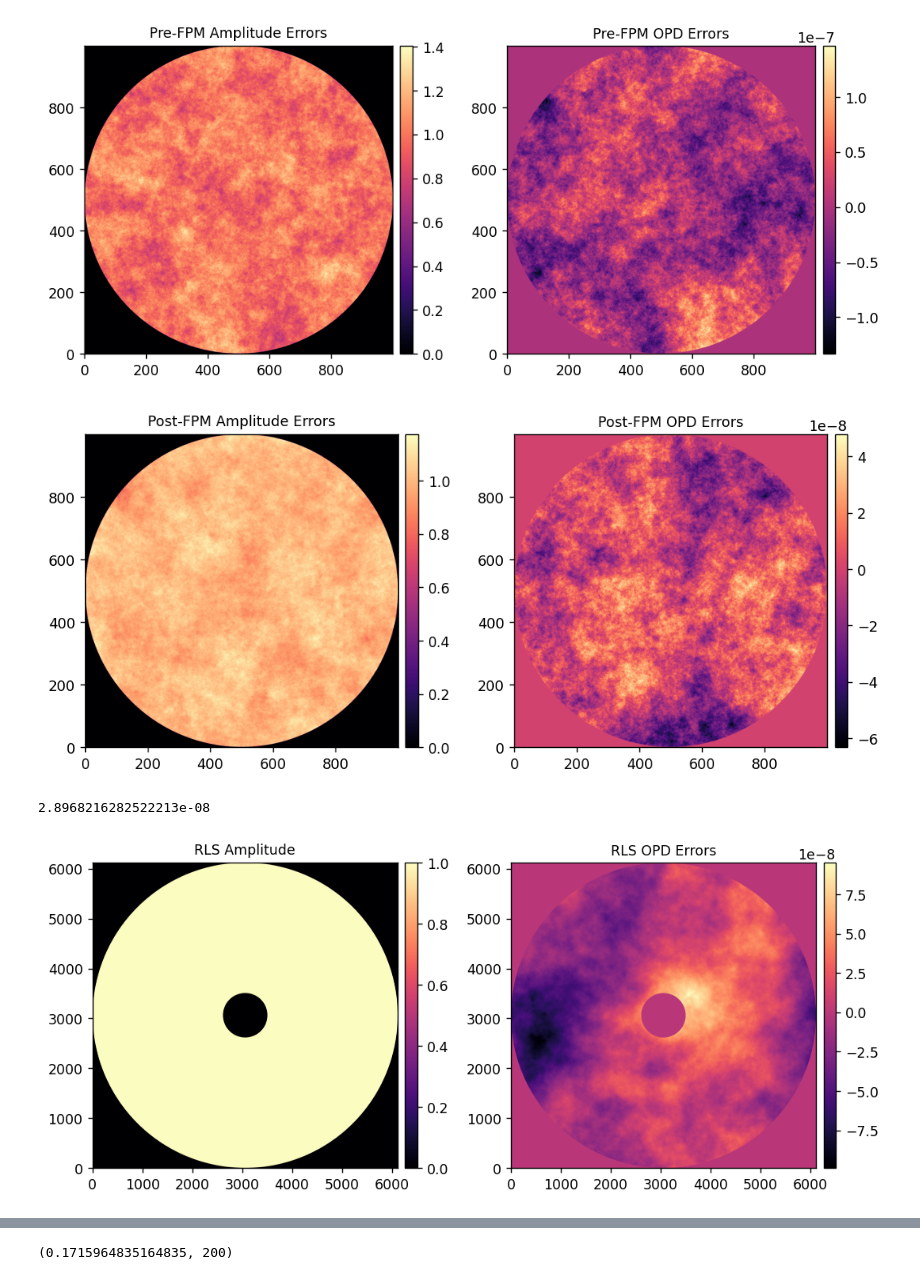
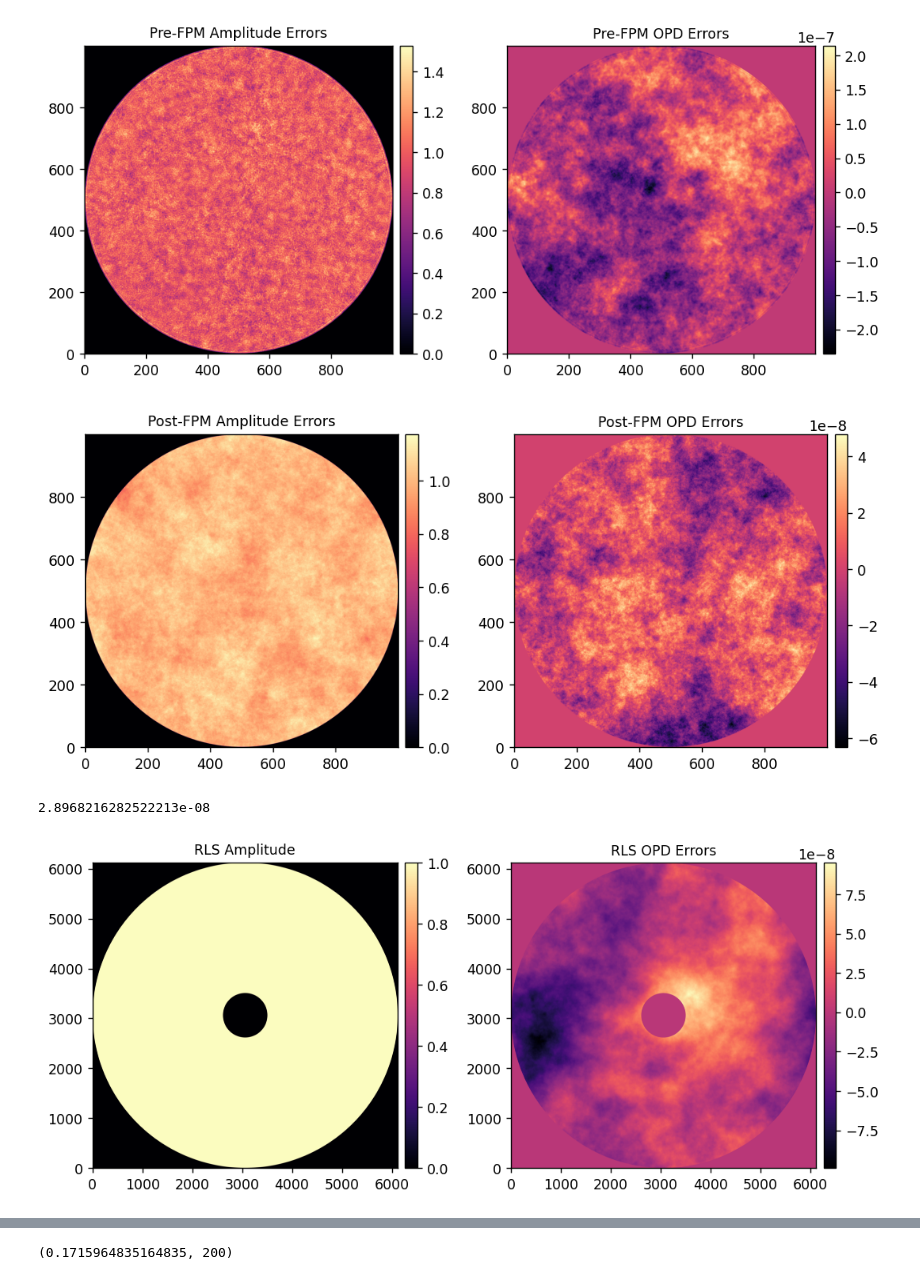
Before and after one commit to kian1377/esc-psf, a Jupyter notebook: notebooks/esc_fraunhofer_make_wfe_and_dm_flat.ipynb, the cells around one changed output, grey strips where cells are left out. Saved outputs shown, nothing was run; the diff lists cells and outputs as text; code cells hidden in the pictures.

```diff
--- a/notebooks/esc_fraunhofer_make_wfe_and_dm_flat.ipynb
+++ b/notebooks/esc_fraunhofer_make_wfe_and_dm_flat.ipynb
@@ -31,34 +31,38 @@ SCoOB interface does not have the required packages to operate.
 reload(esc)
 M = esc.single(
     Nact=34,
-    dm_beam_diam=9.351e-3,
+    total_pupil_diam=3.0,
+    dm_beam_diam=9.2e-3,
     act_spacing=300e-6,
 )
 
-M = esc.single(
-    Nact=48,
-    dm_beam_diam=9.351e-3*48/34,
-    act_spacing=300e-6,
-)
+# M = esc.single(
+#     Nact=48,
+#     total_pupil_diam=3.0,
+#     dm_beam_diam=9.2e-3*48/34,
+#     act_spacing=300e-6,
+# )
 # %%
 reload(wfe)
 npix = 1000
 
-prefpm_slope = 2.5
-prefpm_opd_rms = 35*u.nm
-prefpm_amp_rms = 0.1
-prefpm_wfe_amp, prefpm_wfe_opd = wfe.generate_wfe(
-    npix=M.npix,
-    oversample=1,
-    wavelength=M.wavelength_c,
-    opd_index=prefpm_slope, amp_index=prefpm_slope,
-    opd_rms=prefpm_opd_rms,
-    amp_rms=prefpm_amp_rms,
-    remove_amp_modes=12,
-    remove_opd_modes=3,
-    opd_seed=12,
-    amp_seed=123,
-)
+# prefpm_slope = 2.25
+# prefpm_opd_rms = 35*u.nm
+# prefpm_amp_rms = 0.075
+# prefpm_wfe_amp, prefpm_wfe_opd = wfe.generate_wfe(
+#     npix=M.npix,
+#     oversample=1,
+#     wavelength=M.wavelength_c,
+#     opd_index=prefpm_slope, amp_index=prefpm_slope,
+#     opd_rms=prefpm_opd_rms,
+#     amp_rms=prefpm_amp_rms,
+#     remove_amp_modes=12,
+#     remove_opd_modes=3,
+#     opd_seed=12,
+#     amp_seed=123,
+# )
+prefpm_wfe_amp = utils.load_fits('../data/prefpm_amp.fits')
+prefpm_wfe_opd = utils.load_fits('../data/prefpm_opd.fits')
 utils.imshow(
     [prefpm_wfe_amp, prefpm_wfe_opd],
     titles=['Pre-FPM Amplitude Errors', 'Pre-FPM OPD Errors'],
@@ -84,34 +88,34 @@ utils.imshow(
     titles=['Post-FPM Amplitude Errors', 'Post-FPM OPD Errors'],
 )
 
 rls_slope = 3.5
 rls_opd_rms = 30*u.nm
 rls_wfe_amp, rls_wfe_opd = wfe.generate_wfe(
     npix=M.npix_rls,
     oversample=1,
     wavelength=M.wavelength_c,
     opd_index=rls_slope, amp_index=rls_slope,
     opd_rms=rls_opd_rms,
     amp_rms=0.0,
     remove_amp_modes=0,
     remove_opd_modes=0,
     opd_seed=123456,
     amp_seed=1234567,
 )
 
 rls_mask = utils.pad_or_crop(M.RLS, M.npix_rls) > 0
 rls_wfe_amp *= utils.pad_or_crop(M.RLS, M.npix_rls)
 rls_wfe_opd *= utils.pad_or_crop(M.RLS, M.npix_rls)
 rls_wfe_opd_rms = xp.sqrt( xp.mean( xp.square( rls_wfe_opd[rls_mask] )))
 print(rls_wfe_opd_rms)
 rls_wfe_opd *= rls_opd_rms.to_value(u.m) / rls_wfe_opd_rms
 rls_wfe_opd = xp.rot90(rls_wfe_opd)
 utils.imshow(
     [rls_wfe_amp, rls_wfe_opd],
     titles=['RLS Amplitude', 'RLS OPD Errors'],
 )
 # %% [output]
-[figure, old version]
+[figure, new version]
 [figure]
 2.8968216282522213e-08
 [figure]
```
Also changed, not shown: parts of 6 cells of this notebook, 4 other files.
